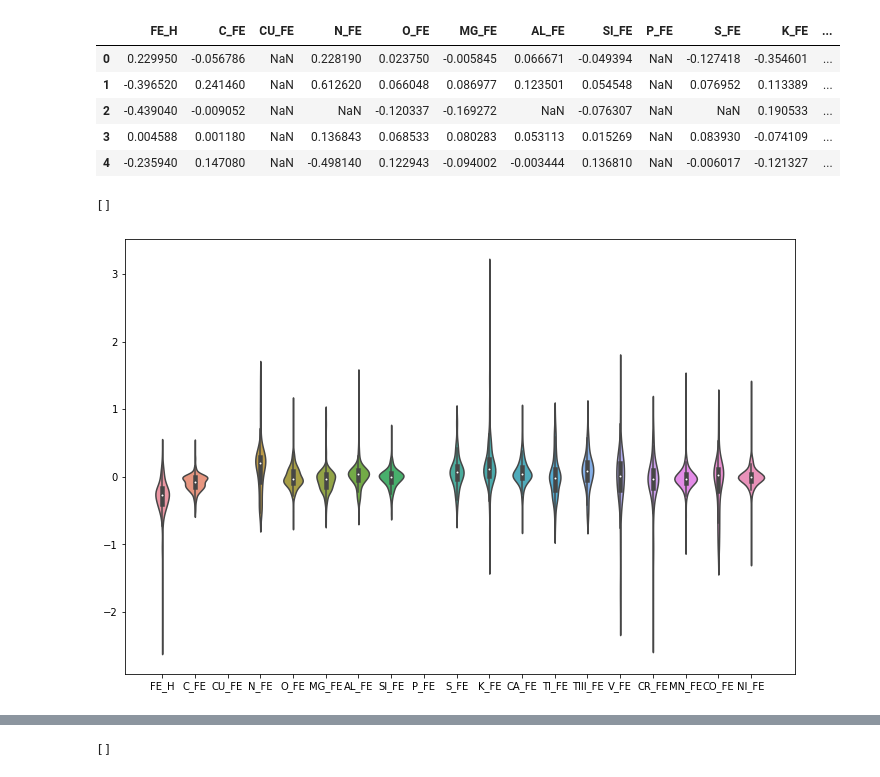
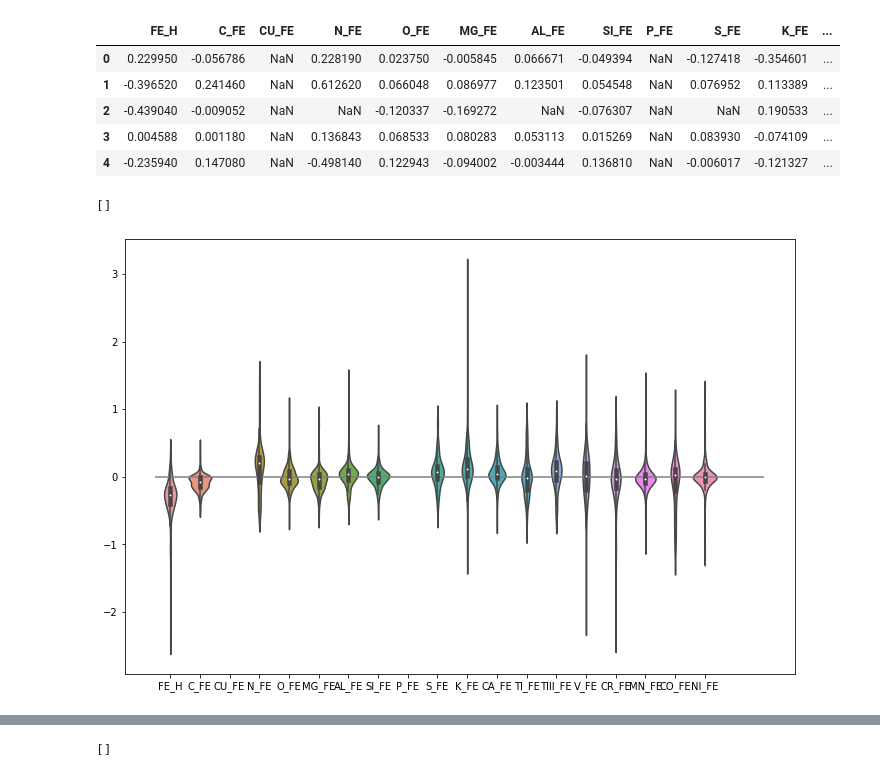
Before and after one commit to mahmud-nobe/GMM_membership, a Jupyter notebook: DBSCAN/DBSCAN Paper/Apogee_Analysis.ipynb, the cells around one changed output, grey strips where cells are left out. Drawn from its saved outputs; the diff is of its cells as text; code cells hidden in the pictures.

```diff
--- a/DBSCAN/DBSCAN Paper/Apogee_Analysis.ipynb
+++ b/DBSCAN/DBSCAN Paper/Apogee_Analysis.ipynb
@@ -40,10 +40,12 @@ dbscan_2244.loc[:, interested_columns].head()
 | 4 | -0.235940 | 0.147080 | NaN | -0.498140 | 0.122943 | -0.094002 | -0.003444 | 0.136810 | NaN | -0.006017 | -0.121327 | ... |
 # %%
 plt.figure(figsize = (12,8))
+plt.hlines(0, -0.5, 20, color = 'grey')
 sns.violinplot(data = dbscan_2244.loc[:, interested_columns])
+#plt.ylim(-1.5,1.5)
 plt.plot()
 # %% [output]
 []
-[figure, old version]
+[figure, new version]
 # %%
 plt.figure(figsize = (12,8))
```
Also changed, not shown: parts of 6 cells of this notebook.
